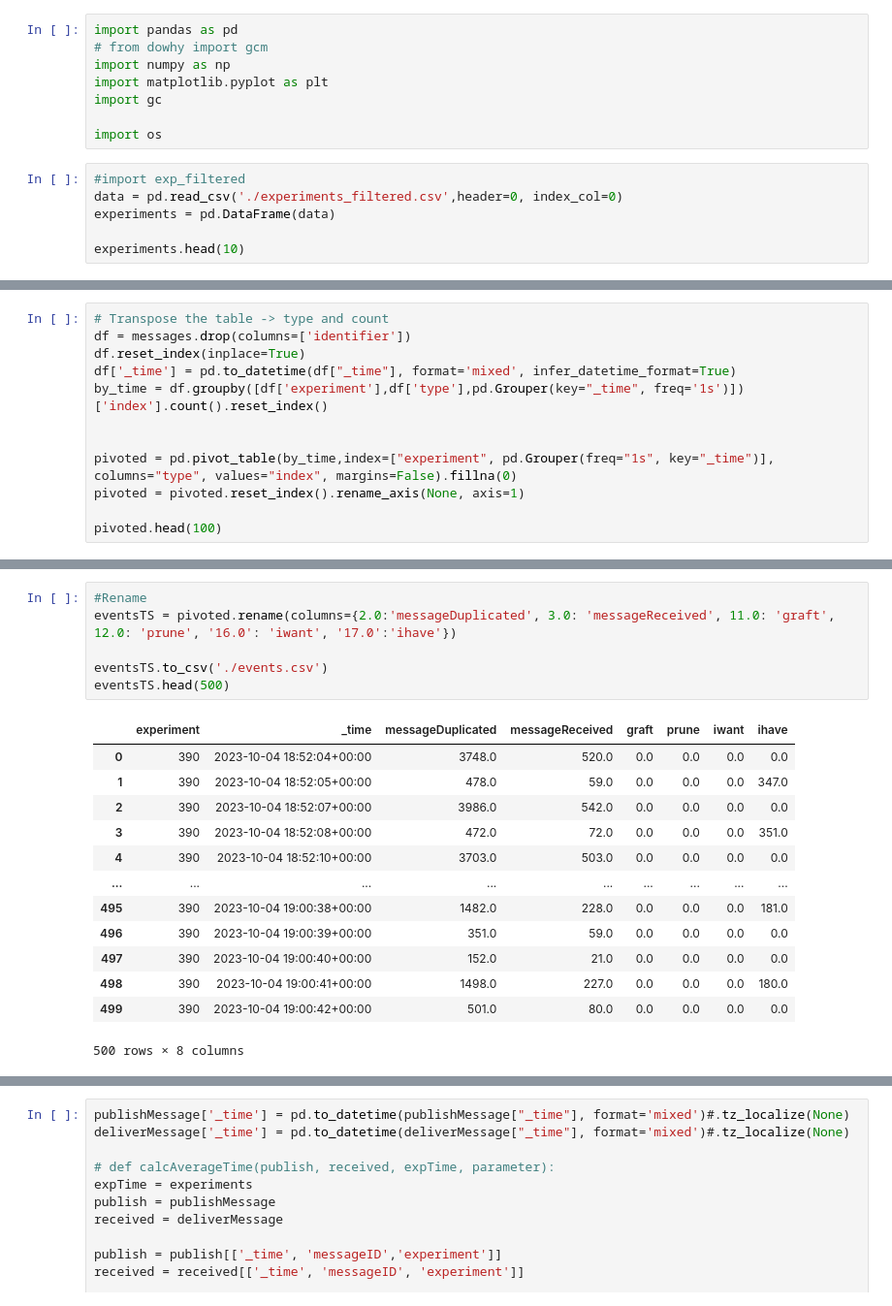
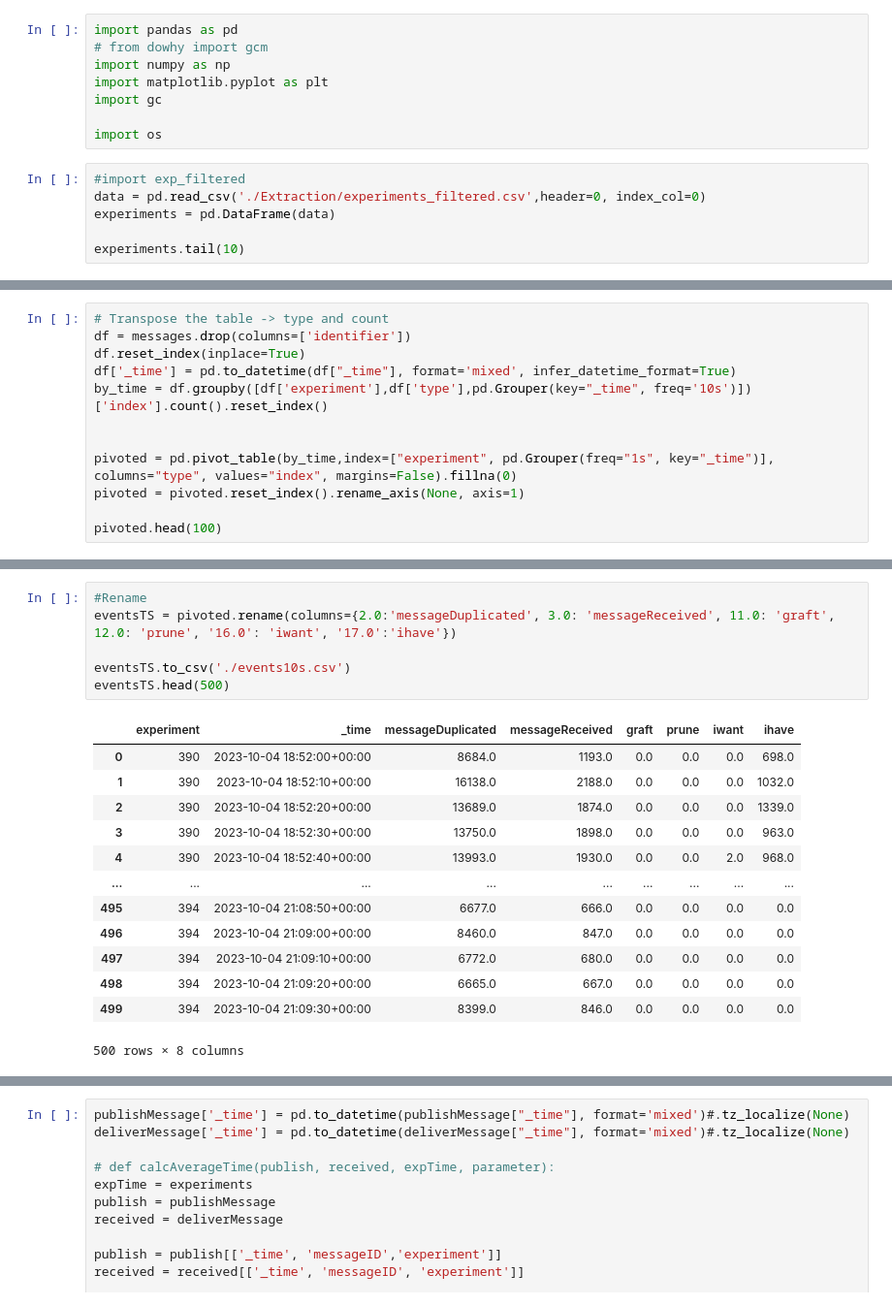
Before and after one commit to FlavScheidt/flexi-pipe, a Jupyter notebook: data/CausalAnalysis/GenerateDatasets/GenerateDatasets.ipynb, the cells around one changed output, grey strips where cells are left out. Shown at 97% size. Drawn from its saved outputs; the diff is of its cells as text.

```diff
--- a/data/CausalAnalysis/GenerateDatasets/GenerateDatasets.ipynb
+++ b/data/CausalAnalysis/GenerateDatasets/GenerateDatasets.ipynb
@@ -8,8 +8,8 @@ import gc
 import os
 # %%
 #import exp_filtered
-data = pd.read_csv('./experiments_filtered.csv',header=0, index_col=0)
+data = pd.read_csv('./Extraction/experiments_filtered.csv',header=0, index_col=0)
 experiments = pd.DataFrame(data)
 
-experiments.head(10)
+experiments.tail(10)
 # %% [output]
@@ -75,7 +75,7 @@ messages.head(10)
 df = messages.drop(columns=['identifier'])
 df.reset_index(inplace=True)
 df['_time'] = pd.to_datetime(df["_time"], format='mixed', infer_datetime_format=True)
-by_time = df.groupby([df['experiment'],df['type'],pd.Grouper(key="_time", freq='1s')])['index'].count().reset_index()
+by_time = df.groupby([df['experiment'],df['type'],pd.Grouper(key="_time", freq='10s')])['index'].count().reset_index()
 
 
 pivoted = pd.pivot_table(by_time,index=["experiment", pd.Grouper(freq="1s", key="_time")], columns="type", values="index", margins=False).fillna(0)
@@ -99,22 +99,22 @@ pivoted.head(100)
 # %%
 #Rename
 eventsTS = pivoted.rename(columns={2.0:'messageDuplicated', 3.0: 'messageReceived', 11.0: 'graft', 12.0: 'prune', '16.0': 'iwant', '17.0':'ihave'})
 
-eventsTS.to_csv('./events.csv')
+eventsTS.to_csv('./events10s.csv')
 eventsTS.head(500)
 # %% [output]
 |  | experiment | _time | messageDuplicated | messageReceived | graft | prune | iwant | ihave |
-| 0 | 390 | 2023-10-04 18:52:04+00:00 | 3748.0 | 520.0 | 0.0 | 0.0 | 0.0 | 0.0 |
-| 1 | 390 | 2023-10-04 18:52:05+00:00 | 478.0 | 59.0 | 0.0 | 0.0 | 0.0 | 347.0 |
-| 2 | 390 | 2023-10-04 18:52:07+00:00 | 3986.0 | 542.0 | 0.0 | 0.0 | 0.0 | 0.0 |
-| 3 | 390 | 2023-10-04 18:52:08+00:00 | 472.0 | 72.0 | 0.0 | 0.0 | 0.0 | 351.0 |
-| 4 | 390 | 2023-10-04 18:52:10+00:00 | 3703.0 | 503.0 | 0.0 | 0.0 | 0.0 | 0.0 |
+| 0 | 390 | 2023-10-04 18:52:00+00:00 | 8684.0 | 1193.0 | 0.0 | 0.0 | 0.0 | 698.0 |
+| 1 | 390 | 2023-10-04 18:52:10+00:00 | 16138.0 | 2188.0 | 0.0 | 0.0 | 0.0 | 1032.0 |
+| 2 | 390 | 2023-10-04 18:52:20+00:00 | 13689.0 | 1874.0 | 0.0 | 0.0 | 0.0 | 1339.0 |
+| 3 | 390 | 2023-10-04 18:52:30+00:00 | 13750.0 | 1898.0 | 0.0 | 0.0 | 0.0 | 963.0 |
+| 4 | 390 | 2023-10-04 18:52:40+00:00 | 13993.0 | 1930.0 | 0.0 | 0.0 | 2.0 | 968.0 |
 | ... | ... | ... | ... | ... | ... | ... | ... | ... |
-| 495 | 390 | 2023-10-04 19:00:38+00:00 | 1482.0 | 228.0 | 0.0 | 0.0 | 0.0 | 181.0 |
-| 496 | 390 | 2023-10-04 19:00:39+00:00 | 351.0 | 59.0 | 0.0 | 0.0 | 0.0 | 0.0 |
-| 497 | 390 | 2023-10-04 19:00:40+00:00 | 152.0 | 21.0 | 0.0 | 0.0 | 0.0 | 0.0 |
-| 498 | 390 | 2023-10-04 19:00:41+00:00 | 1498.0 | 227.0 | 0.0 | 0.0 | 0.0 | 180.0 |
-| 499 | 390 | 2023-10-04 19:00:42+00:00 | 501.0 | 80.0 | 0.0 | 0.0 | 0.0 | 0.0 |
+| 495 | 394 | 2023-10-04 21:08:50+00:00 | 6677.0 | 666.0 | 0.0 | 0.0 | 0.0 | 0.0 |
+| 496 | 394 | 2023-10-04 21:09:00+00:00 | 8460.0 | 847.0 | 0.0 | 0.0 | 0.0 | 0.0 |
+| 497 | 394 | 2023-10-04 21:09:10+00:00 | 6772.0 | 680.0 | 0.0 | 0.0 | 0.0 | 0.0 |
+| 498 | 394 | 2023-10-04 21:09:20+00:00 | 6665.0 | 667.0 | 0.0 | 0.0 | 0.0 | 0.0 |
+| 499 | 394 | 2023-10-04 21:09:30+00:00 | 8399.0 | 846.0 | 0.0 | 0.0 | 0.0 | 0.0 |
 500 rows × 8 columns
 # %%
 #Import partial tables and append -> for propagation time
```
Also changed, not shown: parts of 19 cells of this notebook, 20 other files.
